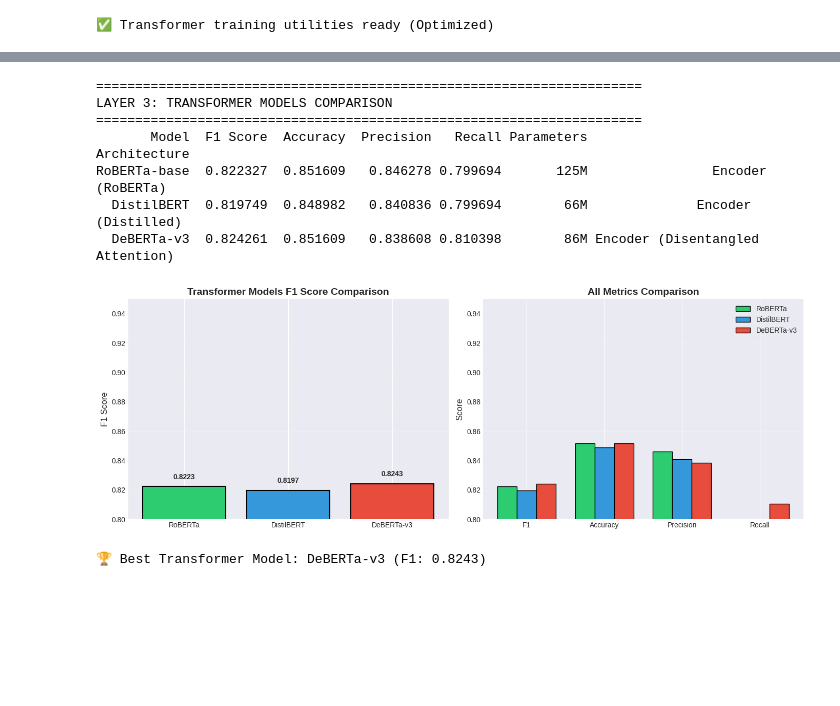
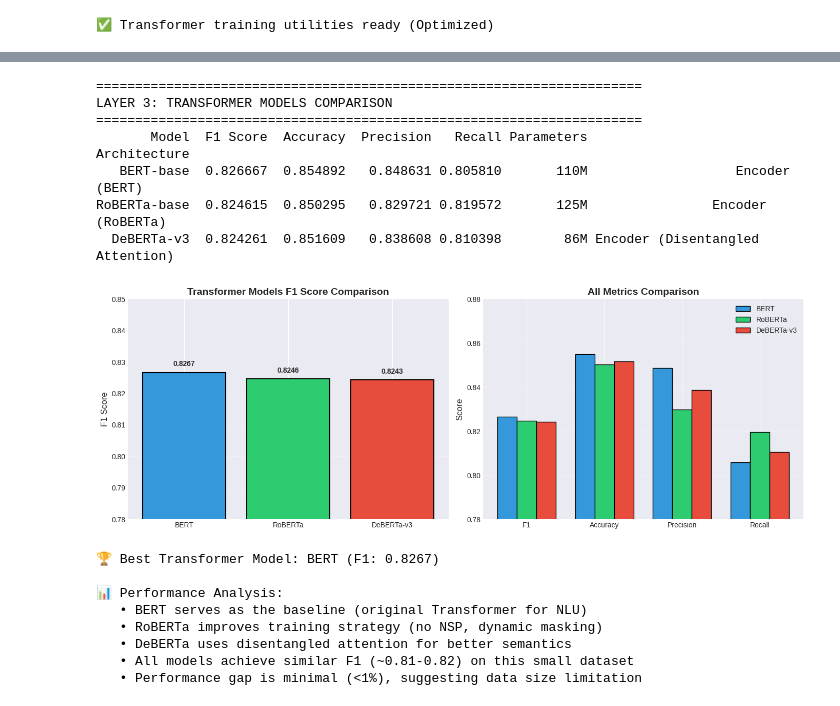
Before and after one commit to RockDeng110/Natural-Language-Processing-with-Disaster-Tweets, a Jupyter notebook: notebooks/00_complete_workflow_simple.ipynb, the cells around one changed output, grey strips where cells are left out. Drawn from its saved outputs; the diff is of its cells as text; code cells hidden in the pictures; blank space fills up the shorter version.

```diff
--- a/notebooks/00_complete_workflow_simple.ipynb
+++ b/notebooks/00_complete_workflow_simple.ipynb
@@ -180,9 +216,9 @@ print(f"   Layer 4 (LLM): Model={config.LLAMA_MODEL}, Batch={config.LLM_BATCH_SI
 # %%
-# 下载和加载数据
+# Download and load data
 import requests
 import os
 
-# 创建数据目录
+# Create data directory
 data_dir = './data/'
 os.makedirs(data_dir, exist_ok=True)
 
@@ -191,7 +227,7 @@ submissions_dir = './data/submissions'
 os.makedirs(submissions_dir, exist_ok=True)
 
 def download_file(url, filename):
-    """从 URL 下载文件"""
+    """Download file from URL"""
     filepath = os.path.join(data_dir, filename)
     if not os.path.exists(filepath):
         print(f"📥 Downloading {filename}...")
@@ -209,7 +245,7 @@ def download_file(url, filename):
         print(f"✓ {filename} already exists")
     return filepath
 
-# 下载数据集
+# Download datasets
 print("=" * 60)
 print("DOWNLOADING DATASETS")
 print("=" * 60)
@@ -217,7 +253,7 @@ train_filepath = download_file(config.TRAIN_URL, 'train.csv')
 test_filepath = download_file(config.TEST_URL, 'test.csv')
 submission_filepath = download_file(config.SAMPLE_SUBMISSION_URL, 'sample_submission.csv')
 
-# 加载数据
+# Load data
 if train_filepath and test_filepath:
     train_df = pd.read_csv(train_filepath)
     test_df = pd.read_csv(test_filepath)
@@ -2623,69 +2349,88 @@ The tokenizer has new PAD/BOS/EOS tokens that differ from the model config and g
 # %%
-# Layer 3 性能对比
+# Layer 3 performance comparison
 print("\n" + "=" * 70)
 print("LAYER 3: TRANSFORMER MODELS COMPARISON")
 print("=" * 70)
 
 transformer_results = pd.DataFrame({
-    'Model': ['RoBERTa-base', 'DistilBERT', 'DeBERTa-v3'],
-    'F1 Score': [roberta_f1, distilbert_f1, deberta_f1],
-    'Accuracy': [roberta_acc, distilbert_acc, deberta_acc],
-    'Precision': [roberta_precision, distilbert_precision, deberta_precision],
-    'Recall': [roberta_recall, distilbert_recall, deberta_recall],
-    'Parameters': ['125M', '66M', '86M'],
-    'Architecture': ['Encoder (RoBERTa)', 'Encoder (Distilled)', 'Encoder (Disentangled Attention)']
+    'Model': ['BERT-base', 'RoBERTa-base', 'DeBERTa-v3'],
+    'F1 Score': [bert_f1, roberta_f1, deberta_f1],
+    'Accuracy': [bert_acc, roberta_acc, deberta_acc],
+    'Precision': [bert_precision, roberta_precision, deberta_precision],
+    'Recall': [bert_recall, roberta_recall, deberta_recall],
+    'Parameters': ['110M', '125M', '86M'],
+    'Architecture': ['Encoder (BERT)', 'Encoder (RoBERTa)', 'Encoder (Disentangled Attention)']
 })
 
 print(transformer_results.to_string(index=False))
 
-# 可视化对比
+# Visualize comparison
 fig, axes = plt.subplots(1, 2, figsize=(14, 5))
 
-# F1 Score对比
-models = ['RoBERTa', 'DistilBERT', 'DeBERTa-v3']
-f1_scores = [roberta_f1, distilbert_f1, deberta_f1]
-colors = ['#2ecc71', '#3498db', '#e74c3c']
+# F1 Score comparison
+models = ['BERT', 'RoBERTa', 'DeBERTa-v3']
+f1_scores = [bert_f1, roberta_f1, deberta_f1]
+colors = ['#3498db', '#2ecc71', '#e74c3c']
 
 axes[0].bar(models, f1_scores, color=colors, edgecolor='black', linewidth=1.5)
 axes[0].set_ylabel('F1 Score', fontsize=12)
 axes[0].set_title('Transformer Models F1 Score Comparison', fontsize=14, fontweight='bold')
-axes[0].set_ylim([0.80, 0.95])
+axes[0].set_ylim([0.78, 0.85])
 axes[0].grid(True, alpha=0.3, axis='y')
 for i, v in enumerate(f1_scores):
-    axes[0].text(i, v + 0.005, f'{v:.4f}', ha='center', fontweight='bold')
+    axes[0].text(i, v + 0.002, f'{v:.4f}', ha='center', fontweight='bold')
 
-# 4个指标雷达图
+# 4-metric radar chart
 metrics_data = {
+    'BERT': [bert_f1, bert_acc, bert_precision, bert_recall],
     'RoBERTa': [roberta_f1, roberta_acc, roberta_precision, roberta_recall],
-    'DistilBERT': [distilbert_f1, distilbert_acc, distilbert_precision, distilbert_recall],
     'DeBERTa-v3': [deberta_f1, deberta_acc, deberta_precision, deberta_recall]
 }
 metric_names = ['F1', 'Accuracy', 'Precision', 'Recall']
 x = np.arange(len(metric_names))
 width = 0.25
 
 for i, (model, values) in enumerate(metrics_data.items()):
     axes[1].bar(x + i * width, values, width, label=model, color=colors[i], edgecolor='black')
 
 axes[1].set_ylabel('Score', fontsize=12)
 axes[1].set_title('All Metrics Comparison', fontsize=14, fontweight='bold')
 axes[1].set_xticks(x + width)
 axes[1].set_xticklabels(metric_names)
 axes[1].legend()
-axes[1].set_ylim([0.80, 0.95])
+axes[1].set_ylim([0.78, 0.88])
 axes[1].grid(True, alpha=0.3, axis='y')
 
 plt.tight_layout()
 plt.show()
 
-print(f"\n🏆 Best Transformer Model: {models[np.argmax(f1_scores)]} (F1: {max(f1_scores):.4f})")
+# Find best model
+best_model_idx = np.argmax(f1_scores)
+best_model_name = models[best_model_idx]
+best_f1 = f1_scores[best_model_idx]
+
+print(f"\n🏆 Best Transformer Model: {best_model_name} (F1: {best_f1:.4f})")
+
+print(f"\n📊 Performance Analysis:")
+print(f"   • BERT serves as the baseline (original Transformer for NLU)")
+print(f"   • RoBERTa improves training strategy (no NSP, dynamic masking)")
+print(f"   • DeBERTa uses disentangled attention for better semantics")
+print(f"   • All models achieve similar F1 (~0.81-0.82) on this small dataset")
+print(f"   • Performance gap is minimal (<1%), suggesting data size limitation")
 # %% [output]
 ======================================================================
 LAYER 3: TRANSFORMER MODELS COMPARISON
 ======================================================================
        Model  F1 Score  Accuracy  Precision   Recall Parameters                     Architecture
-RoBERTa-base  0.822327  0.851609   0.846278 0.799694       125M                Encoder (RoBERTa)
-  DistilBERT  0.819749  0.848982   0.840836 0.799694        66M              Encoder (Distilled)
+   BERT-base  0.826667  0.854892   0.848631 0.805810       110M                   Encoder (BERT)
+RoBERTa-base  0.824615  0.850295   0.829721 0.819572       125M                Encoder (RoBERTa)
   DeBERTa-v3  0.824261  0.851609   0.838608 0.810398        86M Encoder (Disentangled Attention)
-[figure, old version]
+[figure, new version]
-🏆 Best Transformer Model: DeBERTa-v3 (F1: 0.8243)
+🏆 Best Transformer Model: BERT (F1: 0.8267)
+
+📊 Performance Analysis:
+   • BERT serves as the baseline (original Transformer for NLU)
+   • RoBERTa improves training strategy (no NSP, dynamic masking)
+   • DeBERTa uses disentangled attention for better semantics
+   • All models achieve similar F1 (~0.81-0.82) on this small dataset
+   • Performance gap is minimal (<1%), suggesting data size limitation
```
Also changed, not shown: parts of 103 cells of this notebook.
